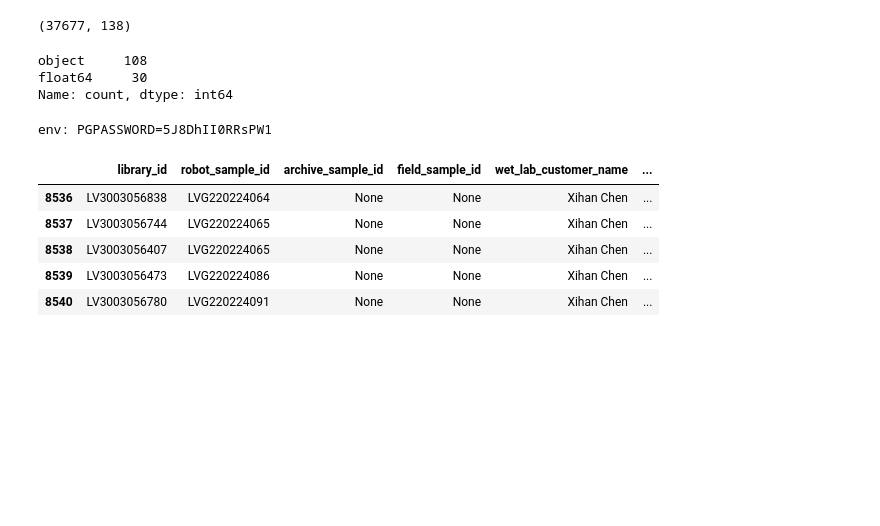
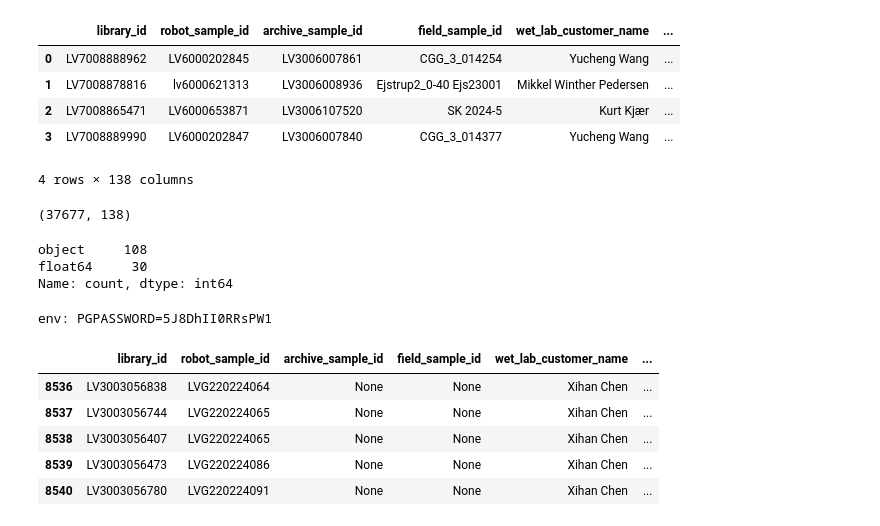
Before and after one commit to magnujo/gg-metadatabase-ui, a Jupyter notebook: playground.ipynb, the cells around one changed output. Saved outputs shown, nothing was run; the diff lists cells and outputs as text; code cells hidden in the pictures; blank space fills up the shorter version.

```diff
--- a/playground.ipynb
+++ b/playground.ipynb
@@ -9,3 +39,12 @@ libs.shape
+# %%
+df
+# %% [output]
+|  | library_id | robot_sample_id | archive_sample_id | field_sample_id | wet_lab_customer_name | ... |
+| 0 | LV7008888962 | LV6000202845 | LV3006007861 | CGG_3_014254 | Yucheng Wang | ... |
+| 1 | LV7008878816 | lv6000621313 | LV3006008936 | Ejstrup2_0-40 Ejs23001 | Mikkel Winther Pedersen | ... |
+| 2 | LV7008865471 | LV6000653871 | LV3006107520 | SK 2024-5 | Kurt Kjær | ... |
+| 3 | LV7008889990 | LV6000202847 | LV3006007840 | CGG_3_014377 | Yucheng Wang | ... |
+4 rows × 138 columns
 # %%
 
 df = pd.read_csv(r"C:\Users\glj523\Downloads\SMDB_20260220_090123.tsv", sep="\t", low_memory=False, )
```
Also changed, not shown: parts of 5 cells of this notebook, 1 other file.
